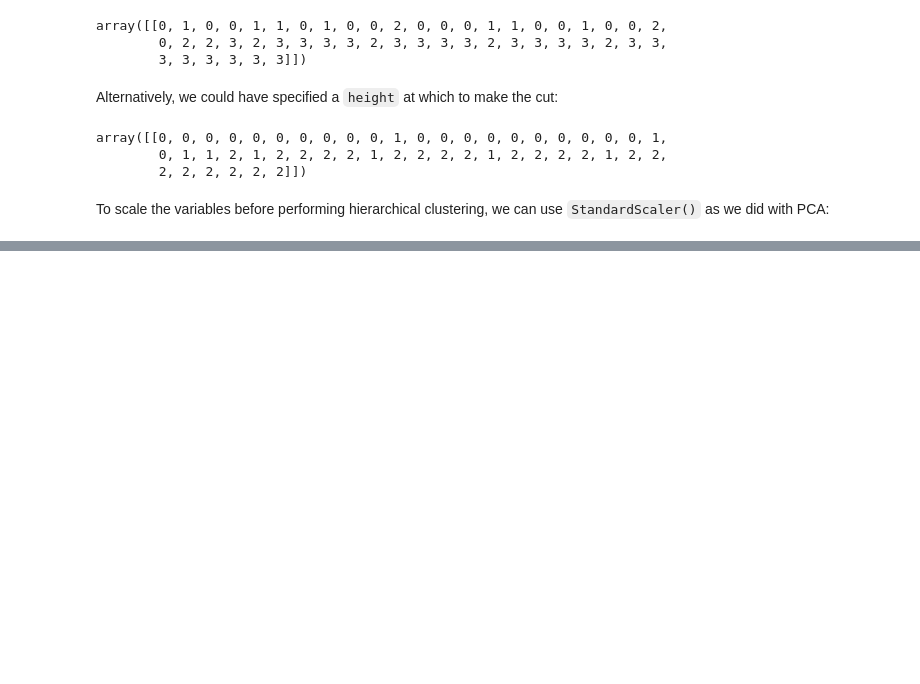
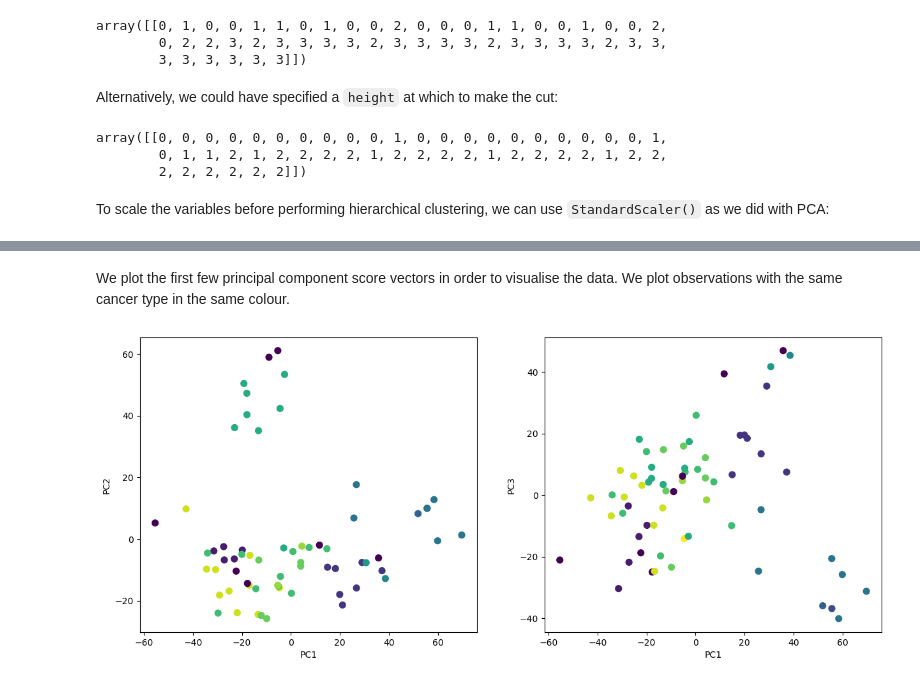
Before and after one commit to richhuwtaylor/introduction-to-statistical-learning, a Jupyter notebook: Chapter_12_Unsupervised_Learning/Chapter_12_Unsupervised_Learning_Lab.ipynb, the cells around one changed output, grey strips where cells are left out. Saved outputs shown, nothing was run; the diff lists cells and outputs as text; code cells hidden in the pictures; blank space fills up the shorter version.

```diff
--- a/Chapter_12_Unsupervised_Learning/Chapter_12_Unsupervised_Learning_Lab.ipynb
+++ b/Chapter_12_Unsupervised_Learning/Chapter_12_Unsupervised_Learning_Lab.ipynb
@@ -418,0 +457,4 @@ To scale the variables before performing hierarchical clustering, we can use `St
+# %%
+NCI60 = load_data('NCI60')
+nci_labs = NCI60['labels']
+nci_data = NCI60['data']
@@ -418,0 +486,34 @@ To scale the variables before performing hierarchical clustering, we can use `St
+# %%
+scaler = StandardScaler()
+nci_scaled = scaler.fit_transform(nci_data)
+nci_pca = PCA()
+nci_scores = nci_pca.fit_transform(nci_scaled)
+# %% [markdown]
+We plot the first few principal component score vectors in order to visualise the data. We plot observations with the same cancer type in the same colour.
+# %%
+cancer_types = list(np.unique(nci_labs))
+nci_groups = np.array([cancer_types.index(lab) for lab in nci_labs.values])
+fig, axes = plt.subplots(1, 2, figsize=(15, 6))
+ax = axes[0]
+ax.scatter(
+    nci_scores[:, 0],
+    nci_scores[:, 1],
+    c=nci_groups,
+    marker='o',
+    s=50
+)
+ax.set_xlabel('PC1')
+ax.set_ylabel('PC2')
+
+ax = axes[1]
+ax.scatter(
+    nci_scores[:, 0],
+    nci_scores[:, 2],
+    c=nci_groups,
+    marker='o',
+    s=50
+)
+ax.set_xlabel('PC1')
+ax.set_ylabel('PC3');
+# %% [output]
+[figure, added]
```
Also changed, not shown: parts of 17 cells of this notebook.
